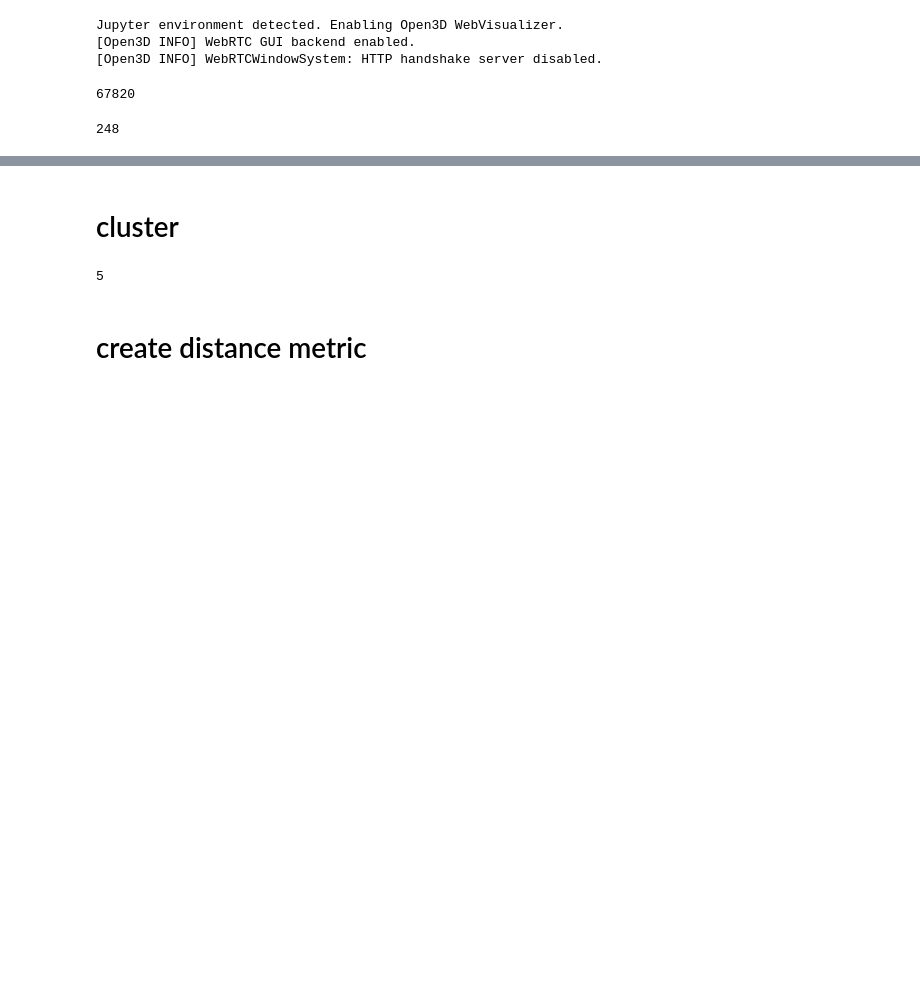
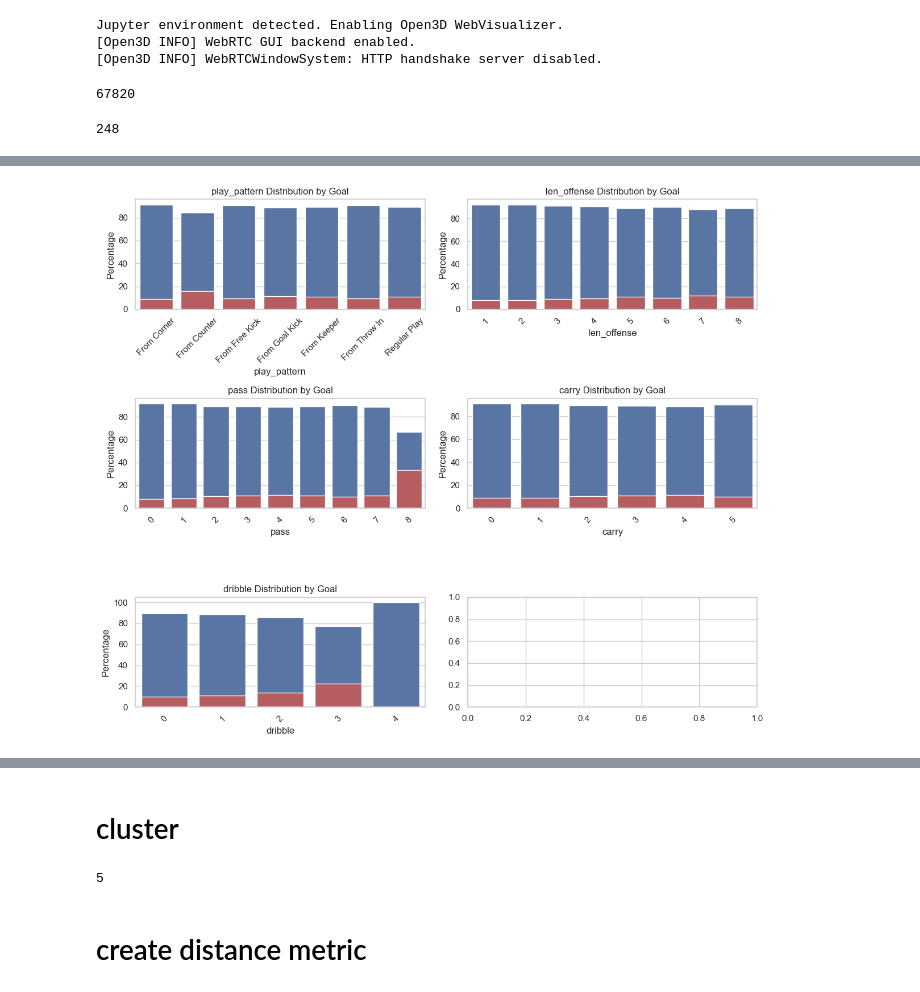
Before and after one commit to royzohar2/Soccer_DS, a Jupyter notebook: main.ipynb, the cells around one changed output, grey strips where cells are left out. Drawn from its saved outputs; the diff is of its cells as text; code cells hidden in the pictures; blank space fills up the shorter version.

```diff
--- a/main.ipynb
+++ b/main.ipynb
@@ -46,0 +149,29 @@ max_time
+# %%
+sns.set(style="whitegrid")
+
+fig, axes = plt.subplots(nrows=3, ncols=2, figsize=(12, 10))
+columns = ["play_pattern", "len_offense", "pass", "carry", "dribble"]
+spots = [(0, 0), (0, 1), (1, 0), (1, 1), (2, 0)]
+for c, s in zip(columns, spots):
+    # Calculate percentage values for each option within 'is_goal' groups
+    percentages = df.groupby([c, 'is_goal']).size().unstack('is_goal').reset_index()
+    percentages.fillna(0, inplace=True)
+    total_per_option = percentages[0] + percentages[1]
+    percentages[0] = (percentages[0] / total_per_option) * 100
+    percentages[1] = (percentages[1] / total_per_option) * 100
+
+    sns.barplot(x=c, y=0, data=percentages, ax=axes[s[0], s[1]], color='b', label='Goal')
+    sns.barplot(x=c, y=1, data=percentages, ax=axes[s[0], s[1]], color='r', label='Not Goal')
+
+    axes[s[0], s[1]].set_title(f'{c} Distribution by Goal')
+    axes[s[0], s[1]].set_ylabel('Percentage')
+    axes[s[0], s[1]].set_xlabel(c, ha='center')
+        # Reformat x-axis labels to be horizontal
+    for tick in axes[s[0], s[1]].get_xticklabels():
+        tick.set_rotation(45)
+
+# Adjust layout
+plt.tight_layout()
+plt.show()
+# %% [output]
+[figure, added]
```
Also changed, not shown: parts of 17 cells of this notebook, 2 other files.
